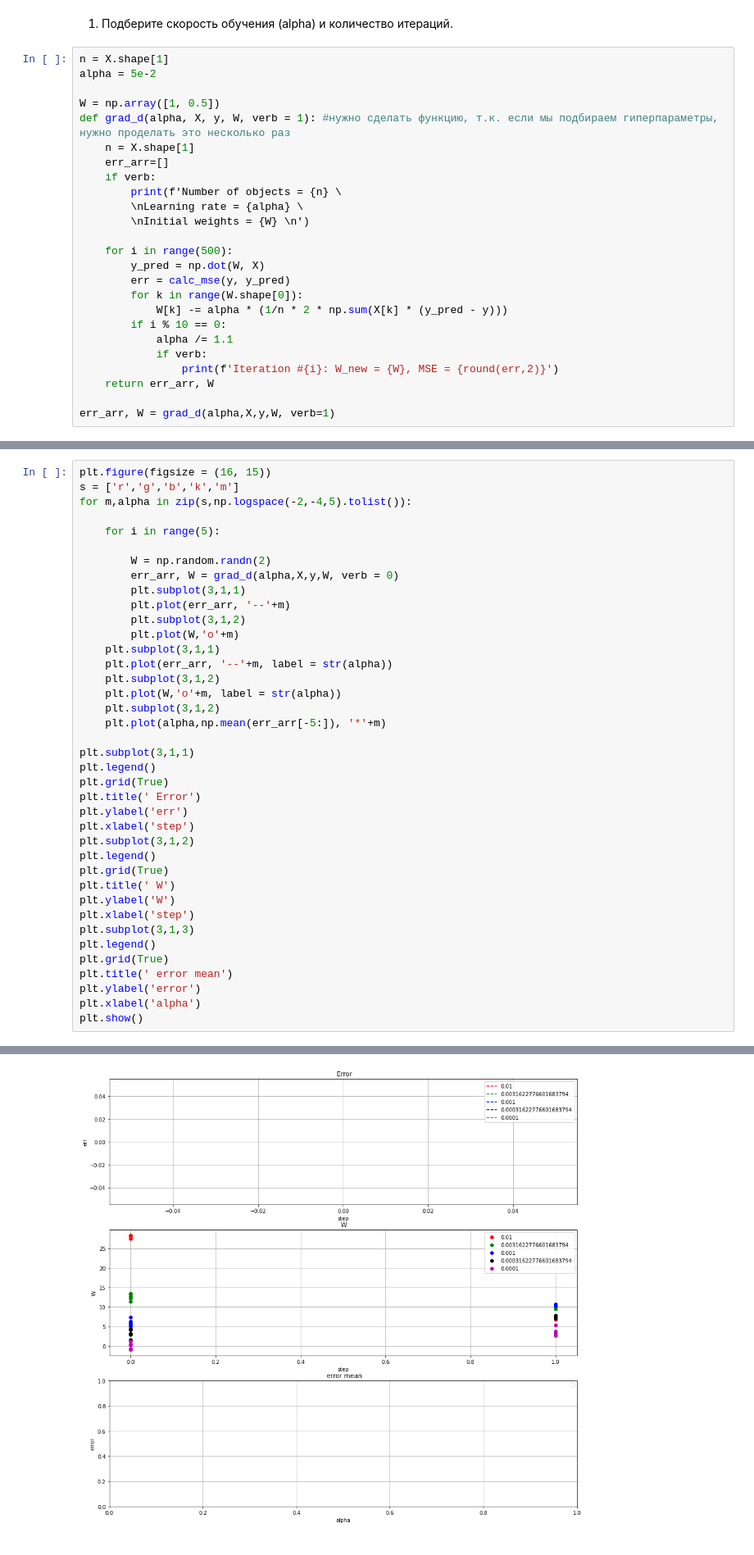
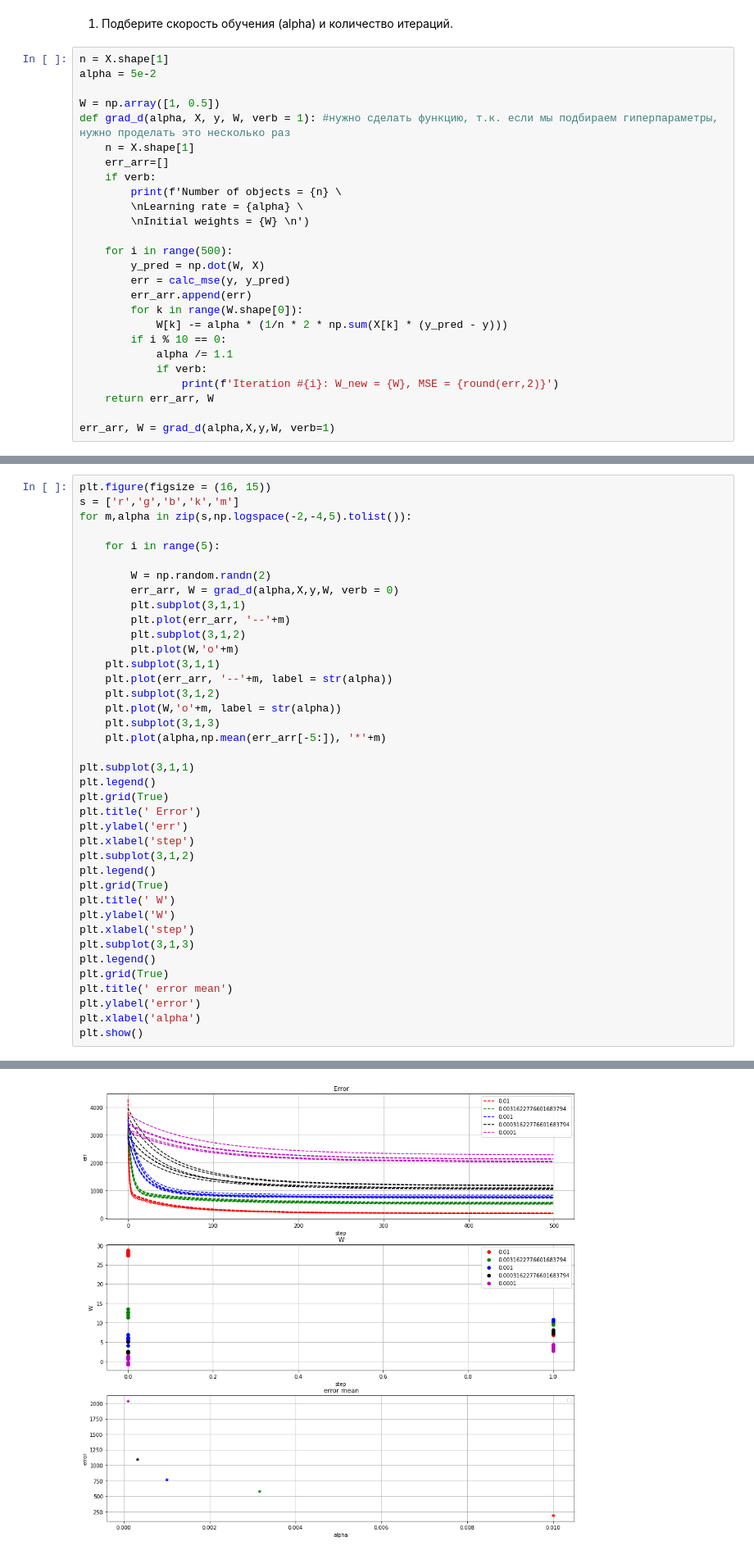
Before and after one commit to Taisya1sech/Maths, a Jupyter notebook: lesson_1/Lesson_1_script_homework.ipynb, the cells around one changed output, grey strips where cells are left out. Shown: that part at 82% size. Cells and saved outputs as stored; diff of their text form.

```diff
--- a/lesson_1/Lesson_1_script_homework.ipynb
+++ b/lesson_1/Lesson_1_script_homework.ipynb
@@ -137,6 +137,7 @@ def grad_d(alpha, X, y, W, verb = 1): #нужно сделать функцию,
     for i in range(500):
         y_pred = np.dot(W, X)
         err = calc_mse(y, y_pred)
+        err_arr.append(err)
         for k in range(W.shape[0]):
             W[k] -= alpha * (1/n * 2 * np.sum(X[k] * (y_pred - y)))
         if i % 10 == 0:
@@ -177,32 +178,32 @@ for m,alpha in zip(s,np.logspace(-2,-4,5).tolist()):
         plt.plot(err_arr, '--'+m)
         plt.subplot(3,1,2)
         plt.plot(W,'o'+m)
     plt.subplot(3,1,1)
     plt.plot(err_arr, '--'+m, label = str(alpha))
     plt.subplot(3,1,2)
     plt.plot(W,'o'+m, label = str(alpha))
-    plt.subplot(3,1,2)
+    plt.subplot(3,1,3)
     plt.plot(alpha,np.mean(err_arr[-5:]), '*'+m)
 
 plt.subplot(3,1,1)
 plt.legend()
 plt.grid(True)
 plt.title(' Error')
 plt.ylabel('err')
 plt.xlabel('step')
 plt.subplot(3,1,2)
 plt.legend()
 plt.grid(True)
 plt.title(' W')
 plt.ylabel('W')
 plt.xlabel('step')
 plt.subplot(3,1,3)
 plt.legend()
 plt.grid(True)
 plt.title(' error mean')
 plt.ylabel('error')
 plt.xlabel('alpha')
 plt.show()
 # %% [output]
 No artists with labels found to put in legend.  Note that artists whose label start with an underscore are ignored when legend() is called with no argument.
-[figure, old version]
+[figure, new version]
```
Also changed, not shown: parts of 4 cells of this notebook.
